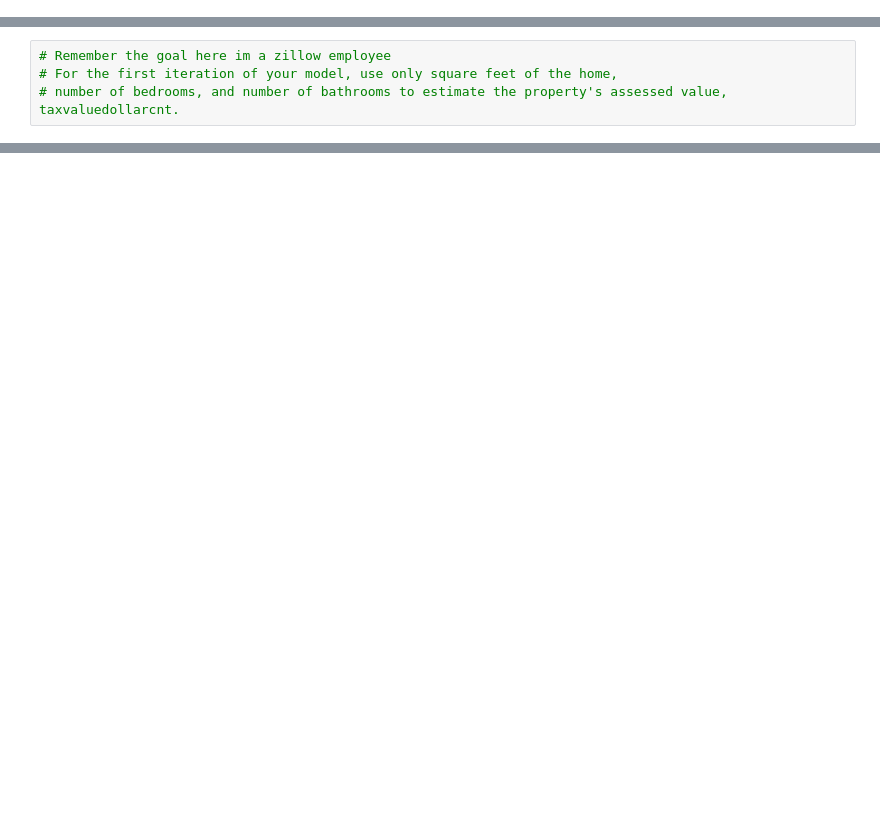
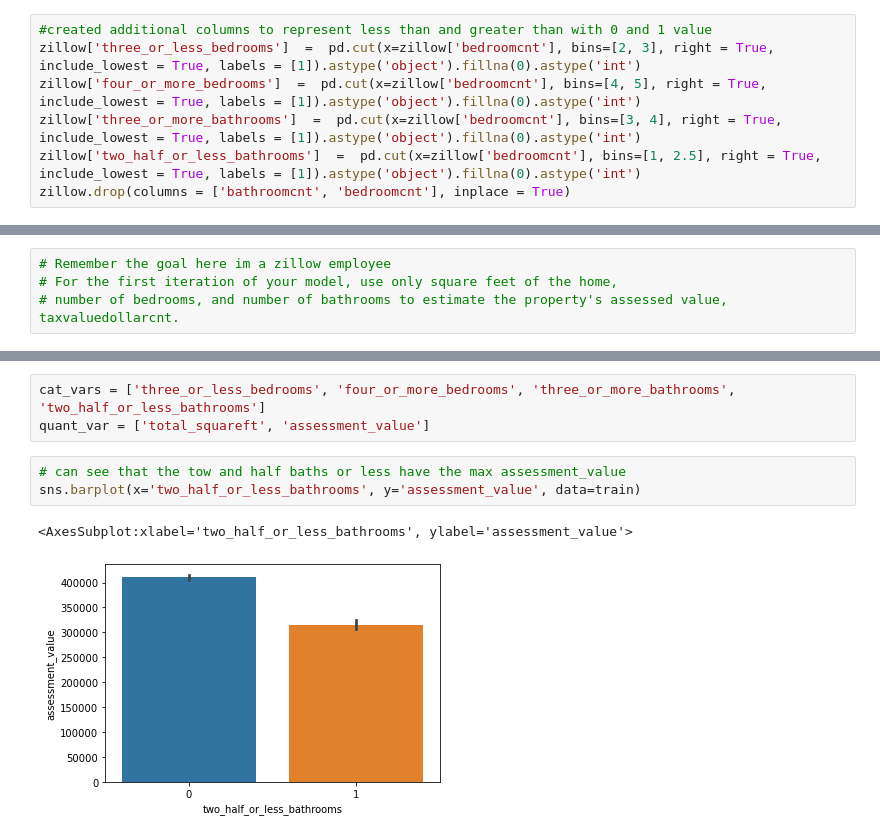
Before and after one commit to RobLMurphy92/zillow_regression_project, a Jupyter notebook: zillow_initial.ipynb, the cells around one changed output, grey strips where cells are left out. Saved outputs shown, nothing was run; the diff lists cells and outputs as text; blank space fills up the shorter version.

Commit message:
added in models and additional deliverables for project

```diff
--- a/zillow_initial.ipynb
+++ b/zillow_initial.ipynb
@@ -421,3 +452,10 @@ memory usage: 983.6+ KB
 zillow.shape
 # %% [output]
 (25179, 4)
+# %%
+#created additional columns to represent less than and greater than with 0 and 1 value
+zillow['three_or_less_bedrooms']  =  pd.cut(x=zillow['bedroomcnt'], bins=[2, 3], right = True, include_lowest = True, labels = [1]).astype('object').fillna(0).astype('int')
+zillow['four_or_more_bedrooms']  =  pd.cut(x=zillow['bedroomcnt'], bins=[4, 5], right = True, include_lowest = True, labels = [1]).astype('object').fillna(0).astype('int')
+zillow['three_or_more_bathrooms']  =  pd.cut(x=zillow['bedroomcnt'], bins=[3, 4], right = True, include_lowest = True, labels = [1]).astype('object').fillna(0).astype('int')
+zillow['two_half_or_less_bathrooms']  =  pd.cut(x=zillow['bedroomcnt'], bins=[1, 2.5], right = True, include_lowest = True, labels = [1]).astype('object').fillna(0).astype('int')
+zillow.drop(columns = ['bathroomcnt', 'bedroomcnt'], inplace = True)
@@ -553,0 +580,9 @@ utilize heat map
+# %%
+cat_vars = ['three_or_less_bedrooms', 'four_or_more_bedrooms', 'three_or_more_bathrooms', 'two_half_or_less_bathrooms']
+quant_var = ['total_squareft', 'assessment_value']
+# %%
+# can see that the tow and half baths or less have the max assessment_value
+sns.barplot(x='two_half_or_less_bathrooms', y='assessment_value', data=train)
+# %% [output]
+<AxesSubplot:xlabel='two_half_or_less_bathrooms', ylabel='assessment_value'>
+[figure, added]
```
Also changed, not shown: parts of 84 cells of this notebook.
